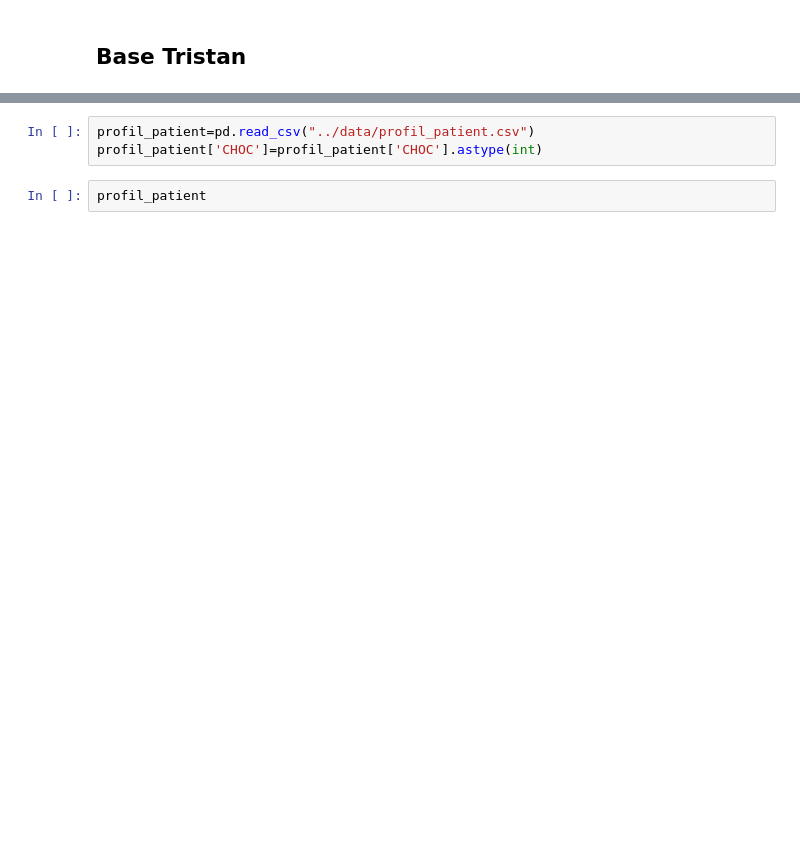
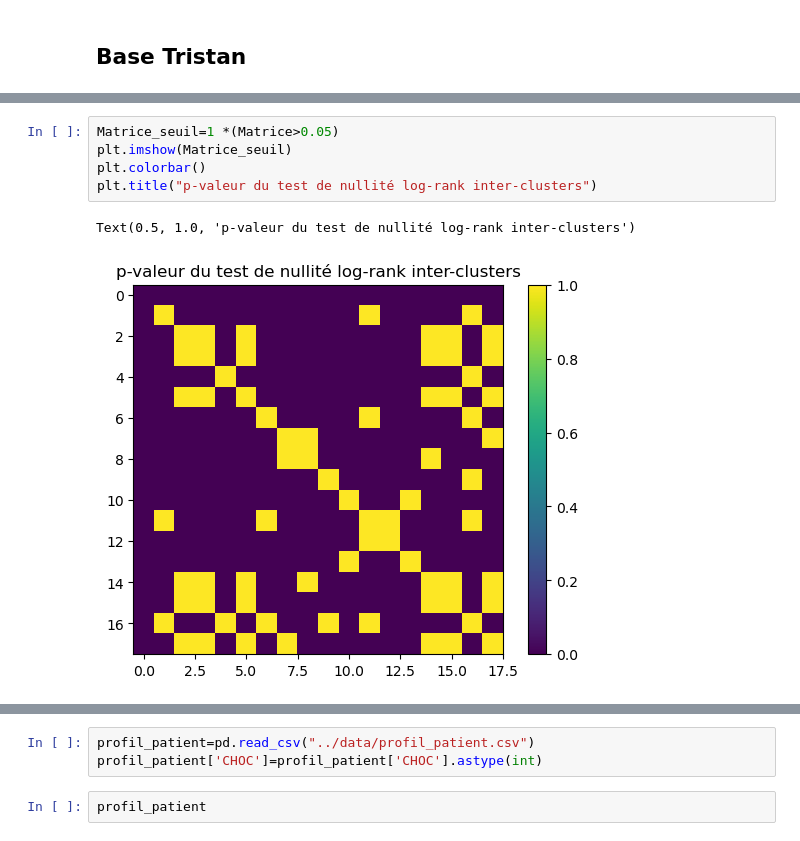
Before and after one commit to Kirscher/TextMining_Parcours_de_soin, a Jupyter notebook: survival_analysis/Visuels.ipynb, the cells around one changed output, grey strips where cells are left out. Saved outputs shown, nothing was run; the diff lists cells and outputs as text; blank space fills up the shorter version.

```diff
--- a/survival_analysis/Visuels.ipynb
+++ b/survival_analysis/Visuels.ipynb
@@ -15,0 +47,8 @@ from lifelines import CoxPHFitter
+# %%
+Matrice_seuil=1 *(Matrice>0.05)
+plt.imshow(Matrice_seuil)
+plt.colorbar()
+plt.title("p-valeur du test de nullité log-rank inter-clusters")
+# %% [output]
+Text(0.5, 1.0, 'p-valeur du test de nullité log-rank inter-clusters')
+[figure, added]
```
Also changed, not shown: parts of 48 cells of this notebook.
